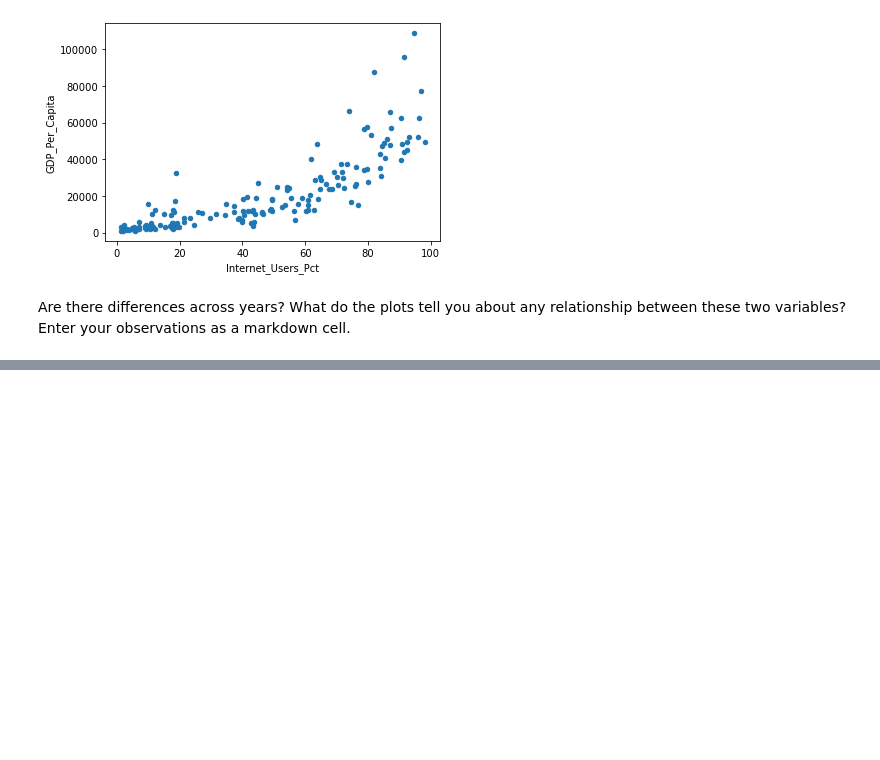
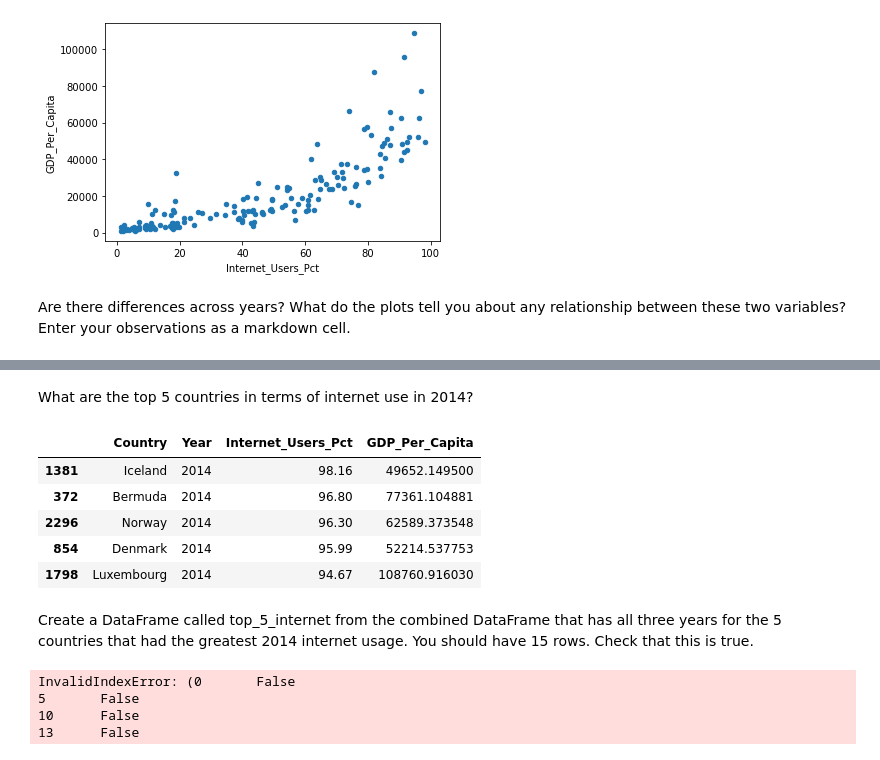
Before and after one commit to NSS-Data-Analytics-Cohort-7/gdp-and-internet-usage-RobertRLunn, a Jupyter notebook: Notebook/gdpworkbook.ipynb, the cells around one changed output, grey strips where cells are left out. Cells and saved outputs as stored; diff of their text form; code cells hidden in the pictures; blank space fills up the shorter version.

```diff
--- a/Notebook/gdpworkbook.ipynb
+++ b/Notebook/gdpworkbook.ipynb
@@ -347,0 +370,22 @@ Look at the distribution of gdp per capita values for 2014. Is it unimodal?
+# %% [markdown]
+What are the top 5 countries in terms of internet use in 2014?
+# %%
+gdp_internet2014.nlargest(5,['Internet_Users_Pct'])
+# %% [output]
+|  | Country | Year | Internet_Users_Pct | GDP_Per_Capita |
+| 1381 | Iceland | 2014 | 98.16 | 49652.149500 |
+| 372 | Bermuda | 2014 | 96.80 | 77361.104881 |
+| 2296 | Norway | 2014 | 96.30 | 62589.373548 |
+| 854 | Denmark | 2014 | 95.99 | 52214.537753 |
+| 1798 | Luxembourg | 2014 | 94.67 | 108760.916030 |
+# %% [markdown]
+Create a DataFrame called top_5_internet from the combined DataFrame that has all three years for the 5 countries that had the greatest 2014 internet usage. You should have 15 rows. Check that this is true.
+# %%
+#still working on it
+
+top_5_internet = gdp_and_internet_use[gdp_and_internet_use["Country"].isin(["Iceland", "Bermuda", "Norway", "Denmark", "Lexumbourg"]), gdp_and_internet_use["Year"].isin([2014])]
+# %% [output]
+InvalidIndexError: (0       False
+5       False
+10      False
+13      False
```
Also changed, not shown: parts of 4 cells of this notebook.
